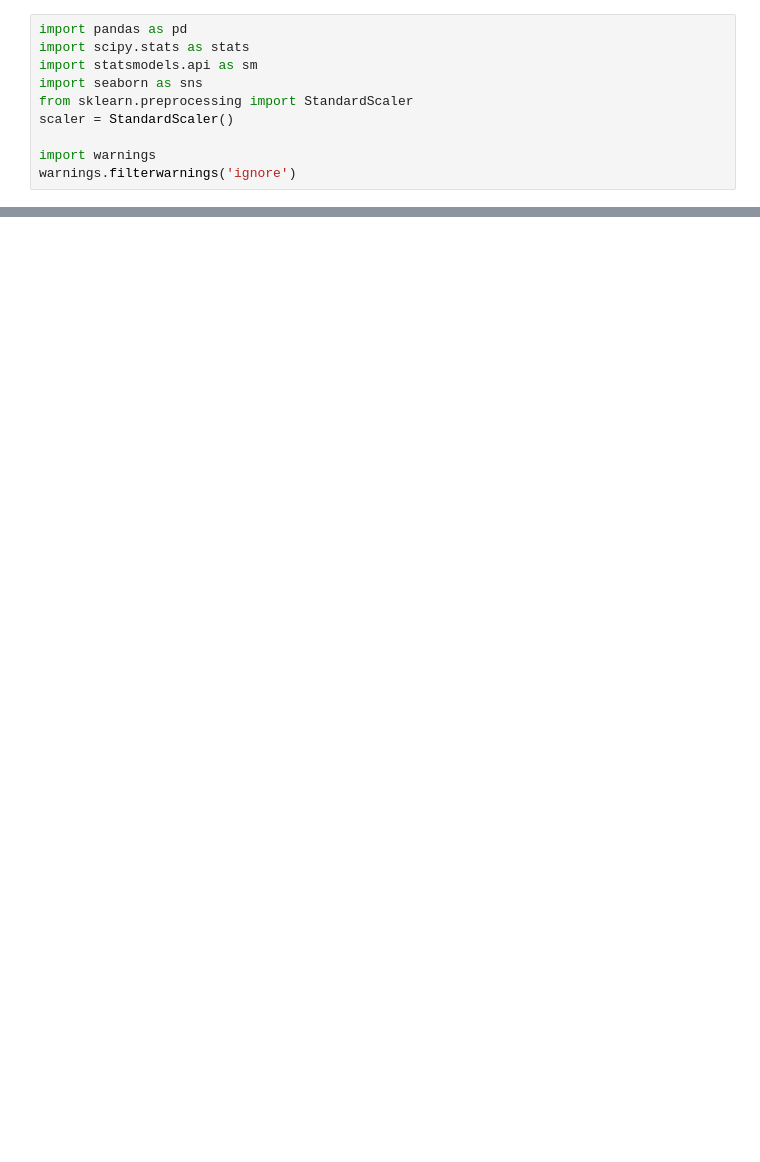
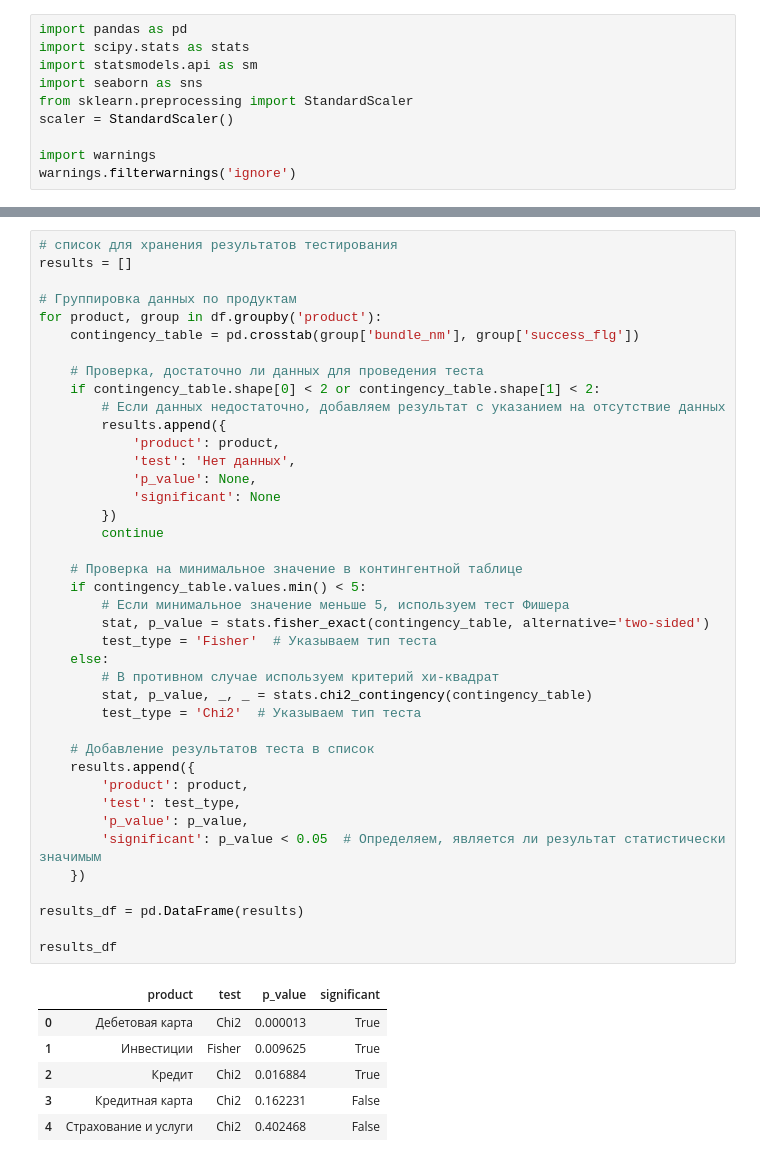
Before and after one commit to bygaga993/bread_dano_2024, a Jupyter notebook: Code/test.ipynb, the cells around one changed output, grey strips where cells are left out. Saved outputs shown, nothing was run; the diff lists cells and outputs as text; blank space fills up the shorter version.

```diff
--- a/Code/test.ipynb
+++ b/Code/test.ipynb
@@ -77,0 +25,47 @@ array(['Credits', 'Insurance and Services', 'Debit and Investment'],
+# %%
+# список для хранения результатов тестирования
+results = []
+
+# Группировка данных по продуктам
+for product, group in df.groupby('product'):
+    contingency_table = pd.crosstab(group['bundle_nm'], group['success_flg'])
+
+    # Проверка, достаточно ли данных для проведения теста
+    if contingency_table.shape[0] < 2 or contingency_table.shape[1] < 2:
+        # Если данных недостаточно, добавляем результат с указанием на отсутствие данных
+        results.append({
+            'product': product,
+            'test': 'Нет данных',
+            'p_value': None,
+            'significant': None
+        })
+        continue
+
+    # Проверка на минимальное значение в контингентной таблице
+    if contingency_table.values.min() < 5:
+        # Если минимальное значение меньше 5, используем тест Фишера
+        stat, p_value = stats.fisher_exact(contingency_table, alternative='two-sided')
+        test_type = 'Fisher'  # Указываем тип теста
+    else:
+        # В противном случае используем критерий хи-квадрат
+        stat, p_value, _, _ = stats.chi2_contingency(contingency_table)
+        test_type = 'Chi2'  # Указываем тип теста
+
+    # Добавление результатов теста в список
+    results.append({
+        'product': product,
+        'test': test_type,
+        'p_value': p_value,
+        'significant': p_value < 0.05  # Определяем, является ли результат статистически значимым
+    })
+
+results_df = pd.DataFrame(results)
+
+results_df
+# %% [output]
+|  | product | test | p_value | significant |
+| 0 | Дебетовая карта | Chi2 | 0.000013 | True |
+| 1 | Инвестиции | Fisher | 0.009625 | True |
+| 2 | Кредит | Chi2 | 0.016884 | True |
+| 3 | Кредитная карта | Chi2 | 0.162231 | False |
+| 4 | Страхование и услуги | Chi2 | 0.402468 | False |
```
Also changed, not shown: parts of 19 cells of this notebook, 5 other files.
